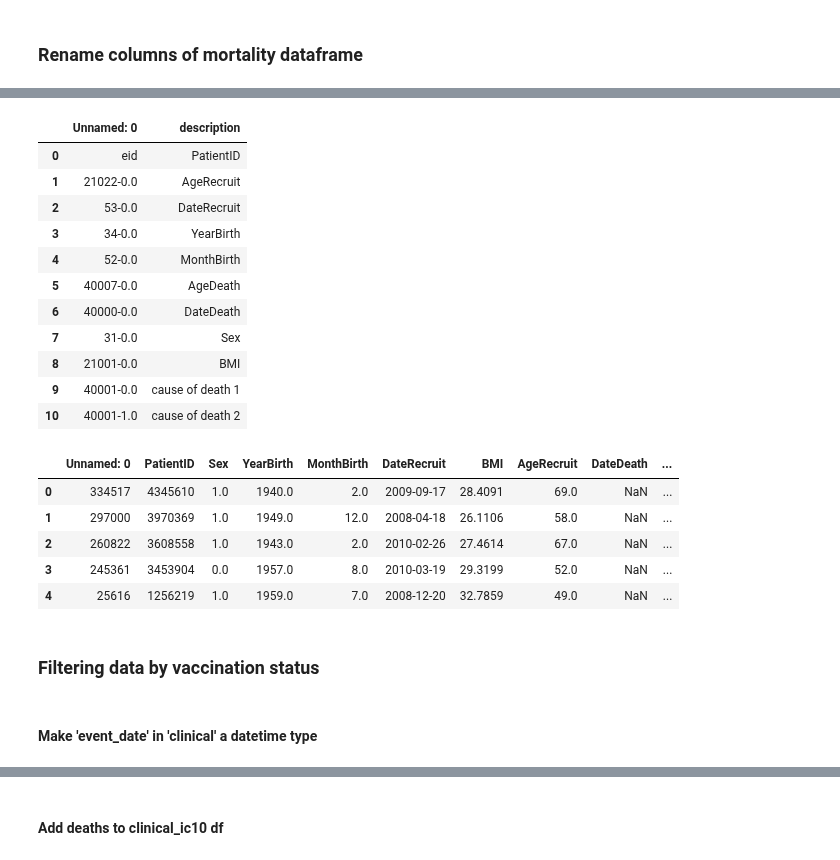
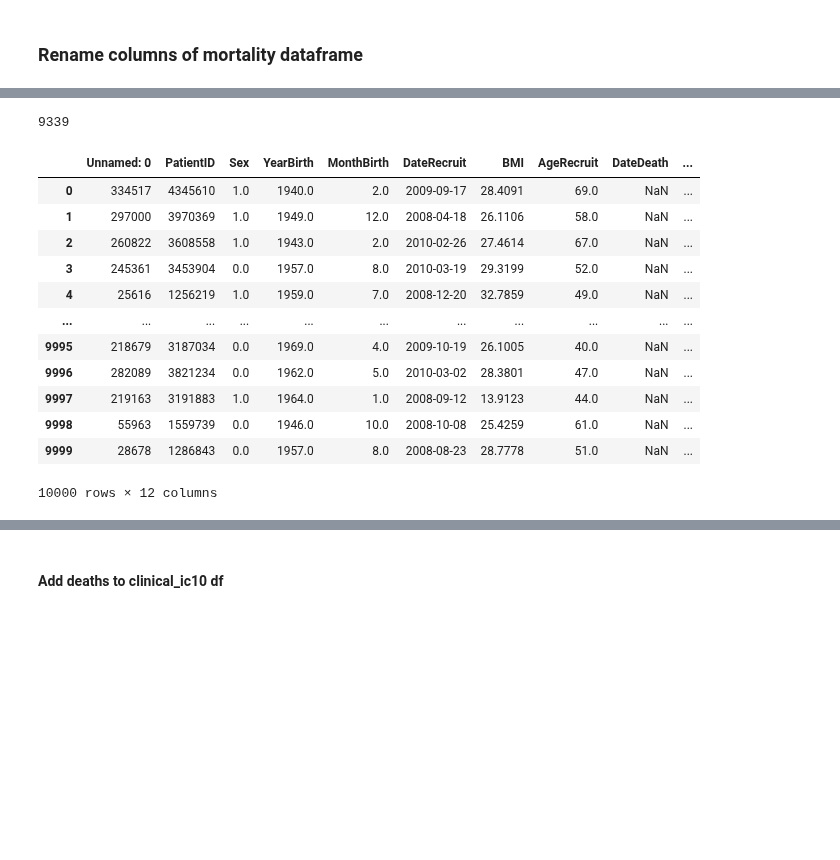
Before and after one commit to MonicaMueller/big-data-final-project, a Jupyter notebook: Project_vaccine_comorbidities.ipynb, the cells around one changed output, grey strips where cells are left out. Cells and saved outputs as stored; diff of their text form; code cells hidden in the pictures; blank space fills up the shorter version.

```diff
--- a/Project_vaccine_comorbidities.ipynb
+++ b/Project_vaccine_comorbidities.ipynb
@@ -49,0 +125,4 @@ GPic10
+# %%
+# remove duplicate entries
+clinical.drop_duplicates(inplace = True)
+mortality.drop_duplicates (inplace = True)
@@ -129,37 +247,29 @@ mortality.head(5)
-# %%
-mortality_coding
-# %% [output]
-|  | Unnamed: 0 | description |
-| 0 | eid | PatientID |
-| 1 | 21022-0.0 | AgeRecruit |
-| 2 | 53-0.0 | DateRecruit |
-| 3 | 34-0.0 | YearBirth |
-| 4 | 52-0.0 | MonthBirth |
-| 5 | 40007-0.0 | AgeDeath |
-| 6 | 40000-0.0 | DateDeath |
-| 7 | 31-0.0 | Sex |
-| 8 | 21001-0.0 | BMI |
-| 9 | 40001-0.0 | cause of death 1 |
-| 10 | 40001-1.0 | cause of death 2 |
 # %%
 # make a dictionary out of the mortality_coding dataframe
 dict_columns = {}
 for index, value in enumerate(mortality_coding['Unnamed: 0']):
   dict_columns[value] = mortality_coding.loc[index, "description"]
 # %%
-# rename the columns of the mortality dataframe
 mortality.rename(columns = dict_columns, inplace = True) # columns = a dictionary will automatically rename the columns
+
+# delete
+mortality['DateDeath'].isna().sum()
+# %% [output]
+9339
 # %%
-# check
-mortality.head(5)
+# delete
+mortality
 # %% [output]
 |  | Unnamed: 0 | PatientID | Sex | YearBirth | MonthBirth | DateRecruit | BMI | AgeRecruit | DateDeath | ... |
 | 0 | 334517 | 4345610 | 1.0 | 1940.0 | 2.0 | 2009-09-17 | 28.4091 | 69.0 | NaN | ... |
 | 1 | 297000 | 3970369 | 1.0 | 1949.0 | 12.0 | 2008-04-18 | 26.1106 | 58.0 | NaN | ... |
 | 2 | 260822 | 3608558 | 1.0 | 1943.0 | 2.0 | 2010-02-26 | 27.4614 | 67.0 | NaN | ... |
 | 3 | 245361 | 3453904 | 0.0 | 1957.0 | 8.0 | 2010-03-19 | 29.3199 | 52.0 | NaN | ... |
 | 4 | 25616 | 1256219 | 1.0 | 1959.0 | 7.0 | 2008-12-20 | 32.7859 | 49.0 | NaN | ... |
+| ... | ... | ... | ... | ... | ... | ... | ... | ... | ... | ... |
+| 9995 | 218679 | 3187034 | 0.0 | 1969.0 | 4.0 | 2009-10-19 | 26.1005 | 40.0 | NaN | ... |
+| 9996 | 282089 | 3821234 | 0.0 | 1962.0 | 5.0 | 2010-03-02 | 28.3801 | 47.0 | NaN | ... |
+| 9997 | 219163 | 3191883 | 1.0 | 1964.0 | 1.0 | 2008-09-12 | 13.9123 | 44.0 | NaN | ... |
+| 9998 | 55963 | 1559739 | 0.0 | 1946.0 | 10.0 | 2008-10-08 | 25.4259 | 61.0 | NaN | ... |
+| 9999 | 28678 | 1286843 | 0.0 | 1957.0 | 8.0 | 2008-08-23 | 28.7778 | 51.0 | NaN | ... |
+10000 rows × 12 columns
-# %% [markdown]
-### Filtering data by vaccination status
-# %% [markdown]
-#### Make 'event_date' in 'clinical' a datetime type
```
Also changed, not shown: parts of 82 cells of this notebook.
